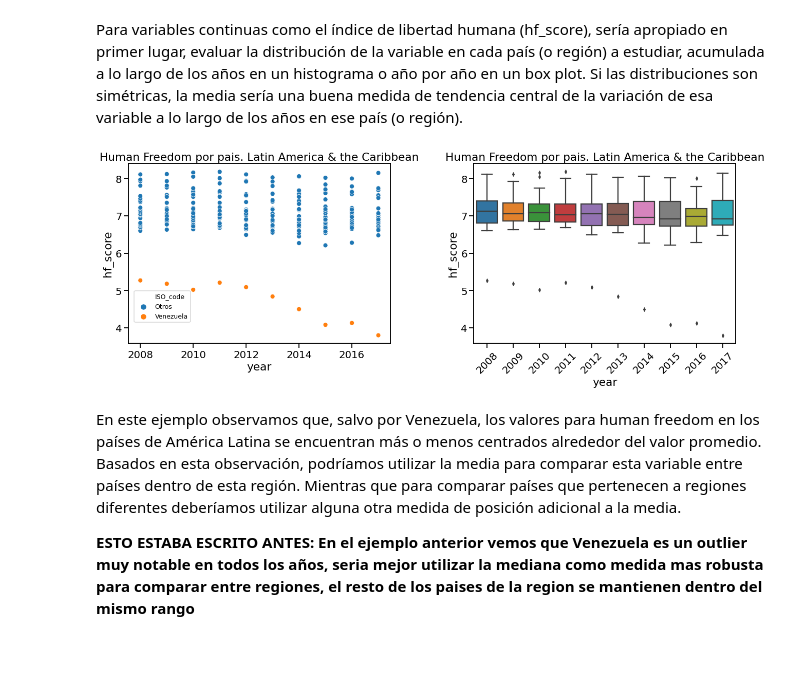
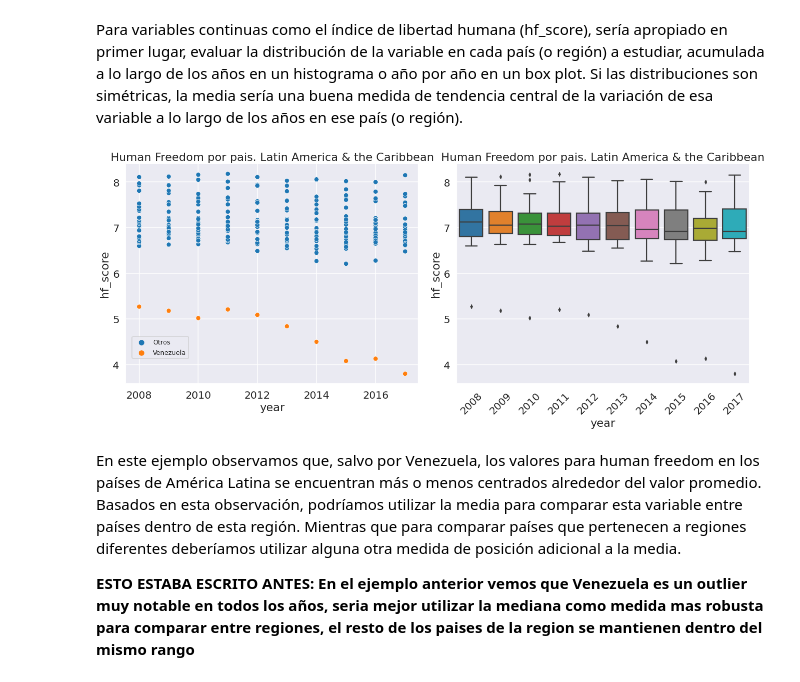
Before and after one commit to ser0090/dipdata, a Jupyter notebook: analisisvis/notebooks/practico.ipynb, the cells around one changed output. Cells and saved outputs as stored; diff of their text form; code cells hidden in the pictures; blank space fills up the shorter version.

```diff
--- a/analisisvis/notebooks/practico.ipynb
+++ b/analisisvis/notebooks/practico.ipynb
@@ -44,7 +41,7 @@ from scipy import stats
 # %% [markdown]
 Si un archivo está disponible en la web, podemos leerlo con pandas utilizando su URL sin necesidad de descargarlo.
 # %%
-dataset = pandas.read_csv(
+dataset = pd.read_csv(
     'https://object.cato.org/sites/cato.org/files/human-freedom-index-files/human-freedom-index-2019.csv')
 dataset.shape
 # %% [output]
@@ -81,9 +78,9 @@ dataset[important_cols]
 # %% [markdown]
 Si analizamos los tipos, vemos que casi todas las columnas se leen como objetos debido a que los valores nulos están marcados con `-`. Los vamos a eliminar y volveremos a convertir las columnas con puntajes a tipo numérico.
 # %%
-dataset = dataset[important_cols].replace('-', numpy.nan)
+dataset = dataset[important_cols].replace('-', np.nan)
 for score_col in score_cols:
-  dataset[score_col] = pandas.to_numeric(dataset[score_col])
+    dataset[score_col] = pd.to_numeric(dataset[score_col])
 dataset
 # %% [output]
 |  | year | ISO_code | countries | region | pf_identity_legal | pf_identity_sex_male | pf_identity_sex_female | ... |
@@ -102,7 +99,8 @@ dataset
 # %% [markdown]
 Ahora que las columnas tienen el tipo correcto, vamos a ver un pantallaso de las variables
 # %%
-seaborn.set_context(context='talk', font_scale=1.2)
+sns.set_context(context='talk', font_scale=1.2)
+sns.set_style("darkgrid")
 # %% [markdown]
 # ¿Qué significa tener un puntaje de 4.5? Hay que poner los puntajes de la región en contexto con los datos del resto del mundo.
 
@@ -355,26 +349,25 @@ dataset['pf_identity'].value_counts()
 # %% [markdown]
 Para variables continuas como el índice de libertad humana (hf_score), sería apropiado en primer lugar, evaluar la distribución de la variable en cada país (o región) a estudiar, acumulada a lo largo de los años en un histograma o año por año en un box plot. Si las distribuciones son simétricas, la media sería una buena medida de tendencia central de la variación de esa variable a lo largo de los años en ese país (o región).
 # %%
-fig = plt.figure(figsize=(19,7))
+fig = plt.figure(figsize=(18, 8))
 columns = ['ISO_code','year', 'pf_identity', 'hf_score']
 data = dataset[dataset.region == 'Latin America & the Caribbean'][columns]
 data.ISO_code = data.ISO_code.apply(
-    lambda x: "Venezuela" if x == "VEN" else "Otros"
-    )
+    lambda x: "Venezuela" if x == "VEN" else "Otros" )
 
-sp2 = plt.subplot('121')
+sp2 = plt.subplot(1, 2, 1)
 sp2.set_title("Human Freedom por pais. Latin America & the Caribbean")
-seaborn.scatterplot(data=data, x='year', y='hf_score', hue='ISO_code', ax=sp2)
+sns.scatterplot(data=data, x='year', y='hf_score', hue='ISO_code', ax=sp2)
 sp2.legend(loc='lower left',bbox_to_anchor=(0.01, 0.1),fontsize='xx-small')
 
-sp3 = plt.subplot('122')
+sp3 = plt.subplot(1, 2, 2)
 sp3.set_title("Human Freedom por pais. Latin America & the Caribbean")
-seaborn.boxplot(data=data, x='year', y='hf_score', ax=sp3)
+sns.boxplot(data=data, x='year', y='hf_score', ax=sp3)
 sp3.set_xticklabels(sp3.get_xticklabels(), rotation=45)
 
 fig.tight_layout()
 # %% [output]
-[figure, old version]
+[figure, new version]
 # %% [markdown]
 En este ejemplo observamos que, salvo por Venezuela, los valores para human freedom en los países de América Latina se encuentran más o menos centrados alrededor del valor promedio. Basados en esta observación, podríamos utilizar la media para comparar esta variable entre países dentro de esta región. Mientras que para comparar países que pertenecen a regiones diferentes deberíamos utilizar alguna otra medida de posición adicional a la media.
 
```
Also changed, not shown: parts of 17 cells of this notebook.
